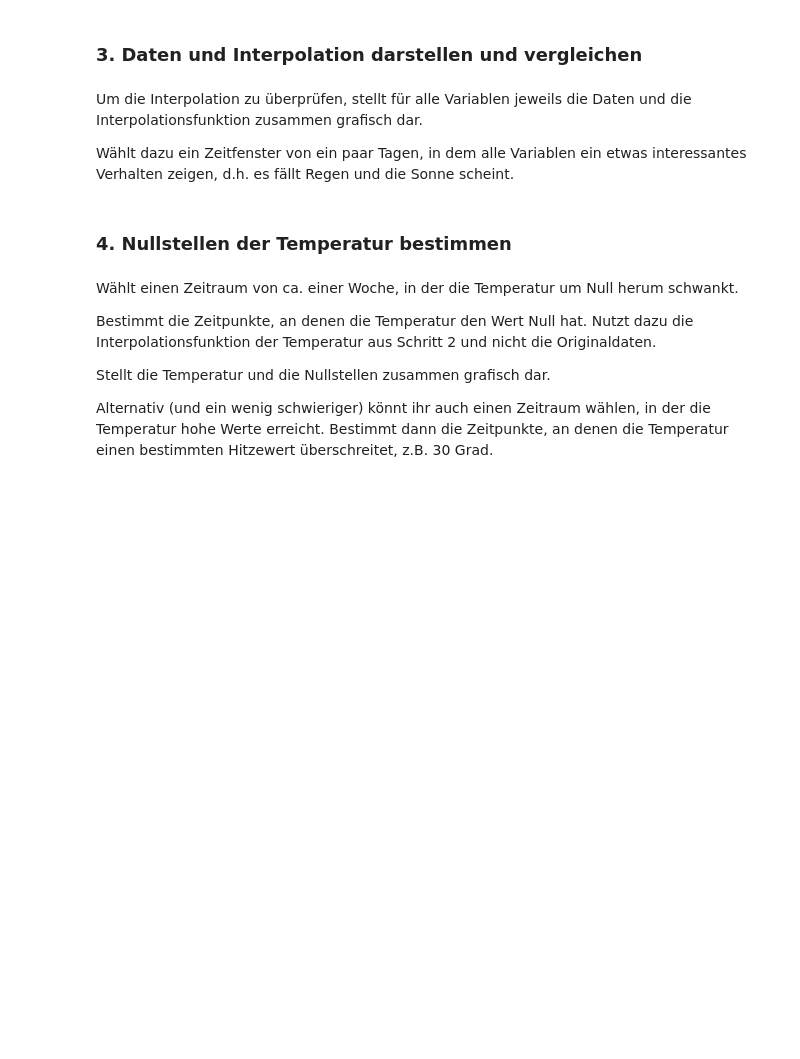
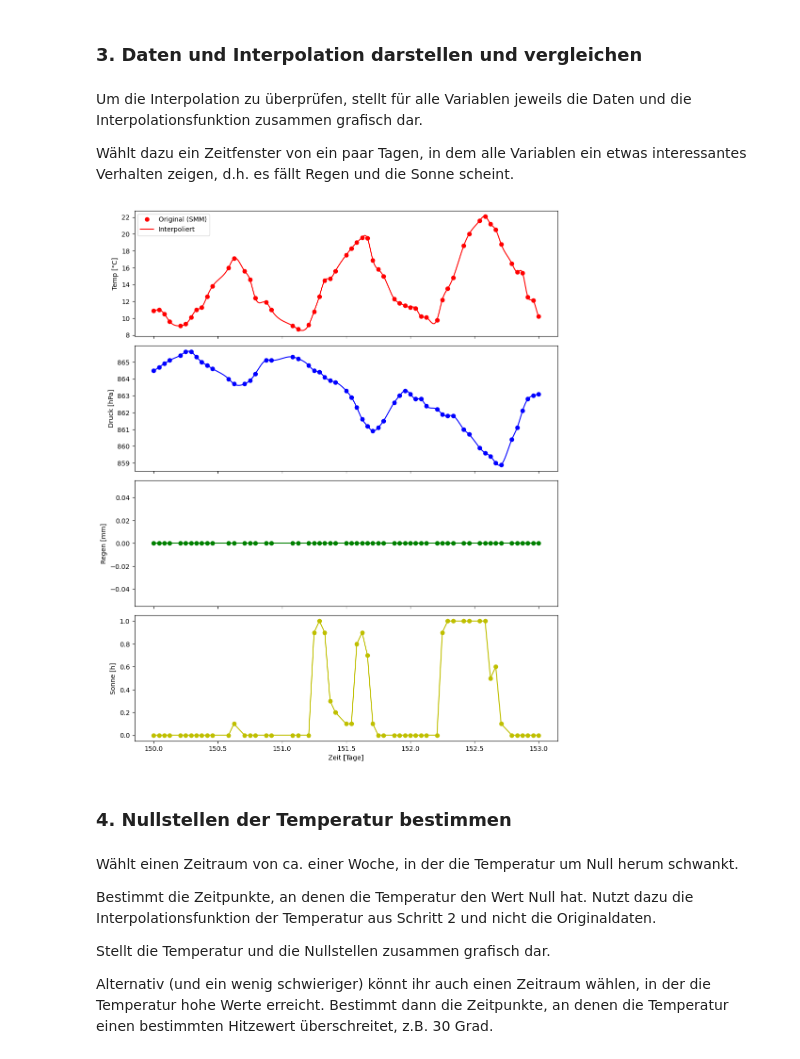
Before and after one commit to Menk1804/NDGS_Projekt_Nico_Menk, a Jupyter notebook: Projekt/Projekt_Vorlage+Aufgaben.ipynb, the cells around one changed output. Saved outputs shown, nothing was run; the diff lists cells and outputs as text; code cells hidden in the pictures; blank space fills up the shorter version.

```diff
--- a/Projekt/Projekt_Vorlage+Aufgaben.ipynb
+++ b/Projekt/Projekt_Vorlage+Aufgaben.ipynb
@@ -51,6 +78,42 @@ Wählt die Art und den Grad der Interpolation so aus, dass die interpolierten We
 Um die Interpolation zu überprüfen, stellt für alle Variablen jeweils die Daten und die Interpolationsfunktion zusammen grafisch dar.
 
 Wählt dazu ein Zeitfenster von ein paar Tagen, in dem alle Variablen ein etwas interessantes Verhalten zeigen, d.h. es fällt Regen und die Sonne scheint.
+# %%
+# Zeitfenster wählen (z.B. 3 Tage in der Mitte des Jahres)
+t_start, t_end = 150, 153
+
+# Masken erstellen, um nur diesen Zeitraum zu plotten
+m_orig = (time_array >= t_start) & (time_array <= t_end)
+m_new = (t_interp >= t_start) & (t_interp <= t_end)
+
+fig, axs = plt.subplots(4, 1, figsize=(10, 12), sharex=True)
+
+# Temperatur Plot
+axs[0].plot(time_array[m_orig], temperatur[m_orig], 'ro', label='Original (SMM)')
+axs[0].plot(t_interp[m_new], temp_interp[m_new], 'r-', label='Interpoliert')
+axs[0].set_ylabel('Temp [°C]')
+axs[0].legend()
+
+# Luftdruck Plot
+axs[1].plot(time_array[m_orig], luftdruck[m_orig], 'bo')
+axs[1].plot(t_interp[m_new], druck_interp[m_new], 'b-')
+axs[1].set_ylabel('Druck [hPa]')
+
+# Regen Plot
+axs[2].plot(time_array[m_orig], regen[m_orig], 'go')
+axs[2].plot(t_interp[m_new], regen_interp[m_new], 'g-')
+axs[2].set_ylabel('Regen [mm]')
+
+# Sonne Plot
+axs[3].plot(time_array[m_orig], sonne[m_orig], 'yo')
+axs[3].plot(t_interp[m_new], sonne_interp[m_new], 'y-')
+axs[3].set_ylabel('Sonne [h]')
+axs[3].set_xlabel('Zeit [Tage]')
+
+plt.tight_layout()
+plt.show()
+# %% [output]
+[figure, added]
 # %% [markdown]
 ### 4. Nullstellen der Temperatur bestimmen
 # %% [markdown]
```
Also changed, not shown: parts of 4 cells of this notebook, 1 other file.
